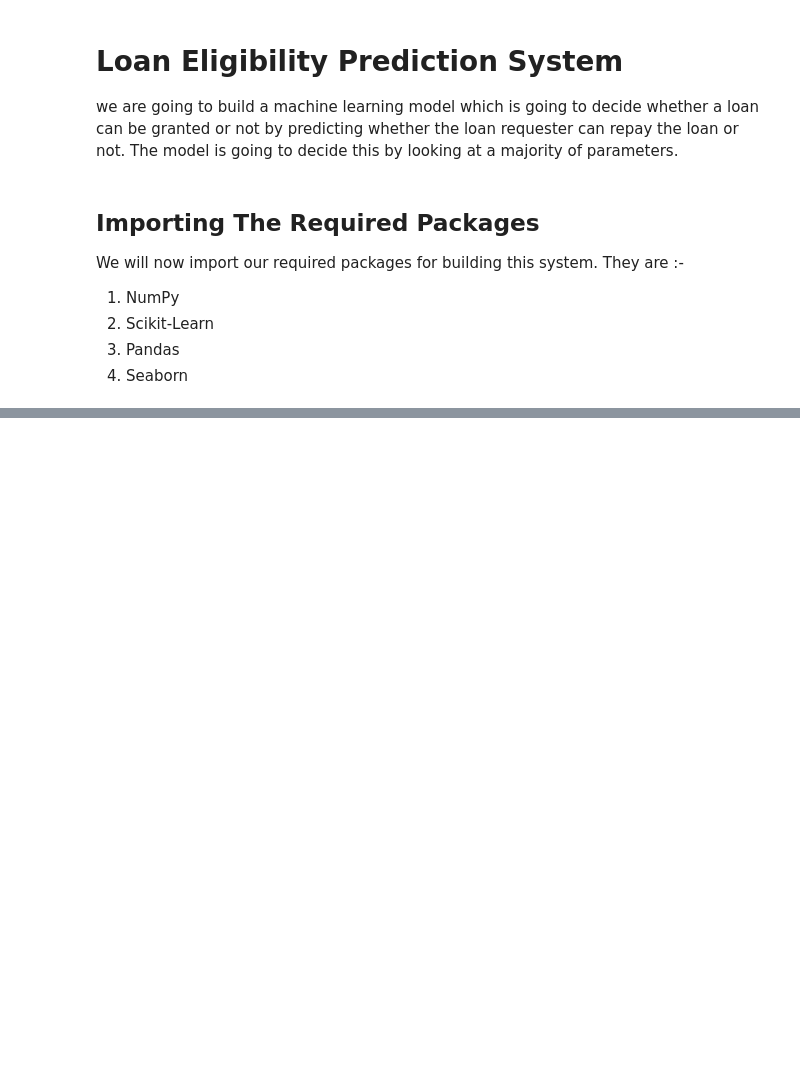
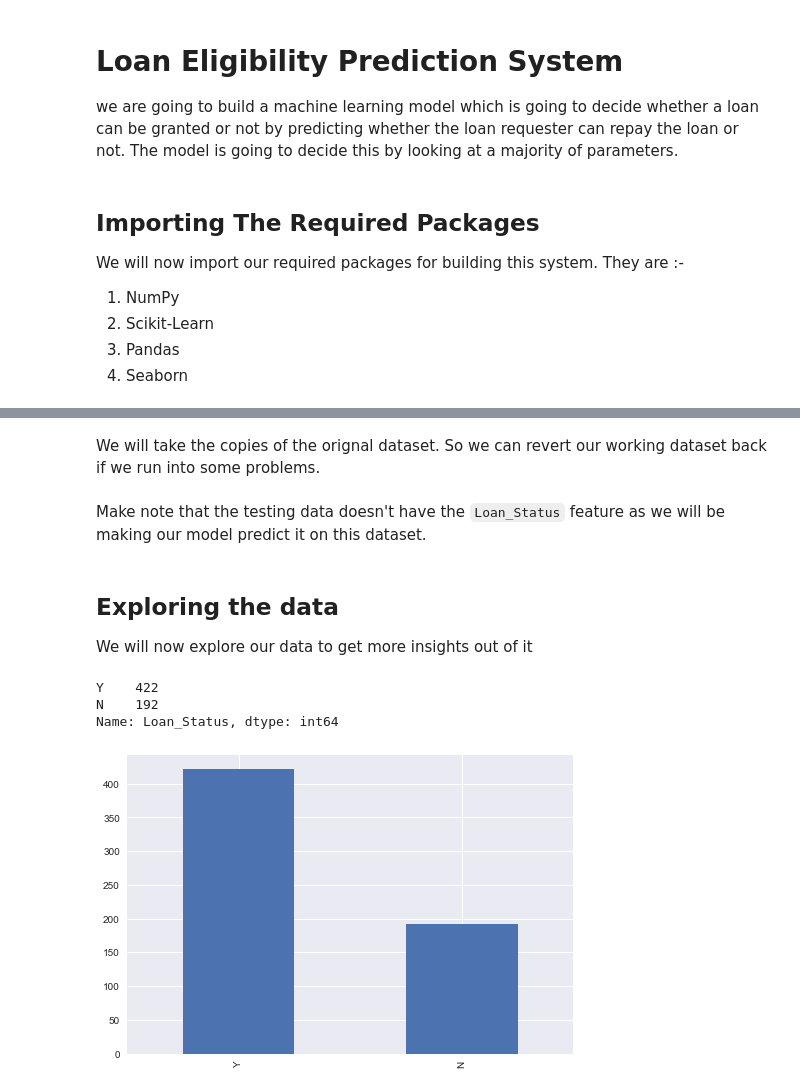
Before and after one commit to hsiraaH/loan-eligibility-prediction, a Jupyter notebook: main.ipynb, the cells around one changed output, grey strips where cells are left out. Saved outputs shown, nothing was run; the diff lists cells and outputs as text; code cells hidden in the pictures; blank space fills up the shorter version.

```diff
--- a/main.ipynb
+++ b/main.ipynb
@@ -17,6 +17,8 @@ import numpy as np
 import seaborn as sns
 import matplotlib.pyplot as plt
 %matplotlib inline
+plt.rcParams['figure.figsize'] = (8,6)
+plt.style.use('seaborn')
 # %% [markdown]
 ## Getting The Data
 
@@ -39,0 +44,5 @@ The dataset contains the following features :-
+# %%
+# Importing the training dataset
+
+train = pd.read_csv('data/train.csv')
+train.head()
@@ -39,0 +68,2 @@ The dataset contains the following features :-
+# %% [markdown]
+We will take the copies of the orignal dataset. So we can revert our working dataset back if we run into some problems.
@@ -39,0 +73,14 @@ The dataset contains the following features :-
+# %% [markdown]
+Make note that the testing data doesn't have the `Loan_Status` feature as we will be making our model predict it on this dataset.
+# %% [markdown]
+## Exploring the data
+
+We will now explore our data to get more insights out of it
+# %%
+print(train['Loan_Status'].value_counts())
+train['Loan_Status'].value_counts().plot.bar();
+# %% [output]
+Y    422
+N    192
+Name: Loan_Status, dtype: int64
+[figure, added]
```
Also changed, not shown: parts of 31 cells of this notebook.
